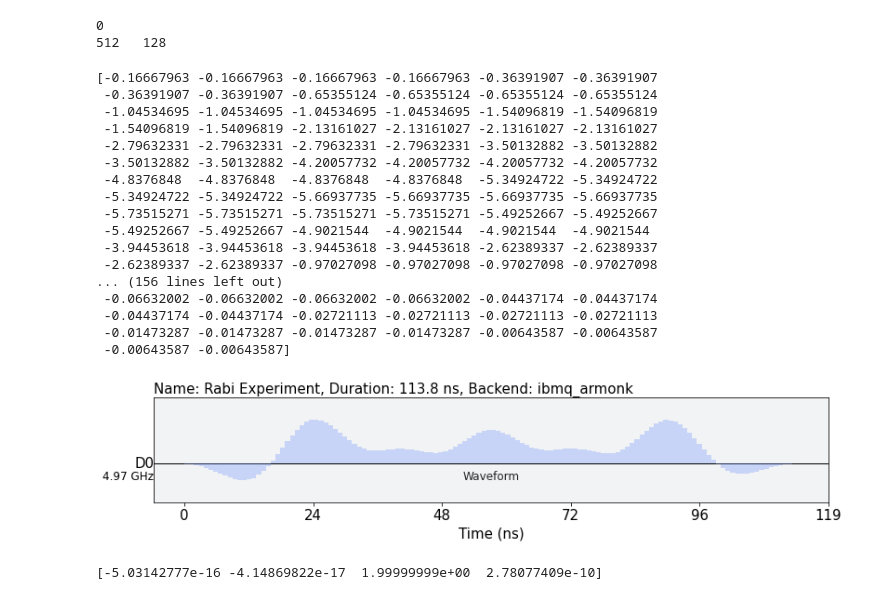
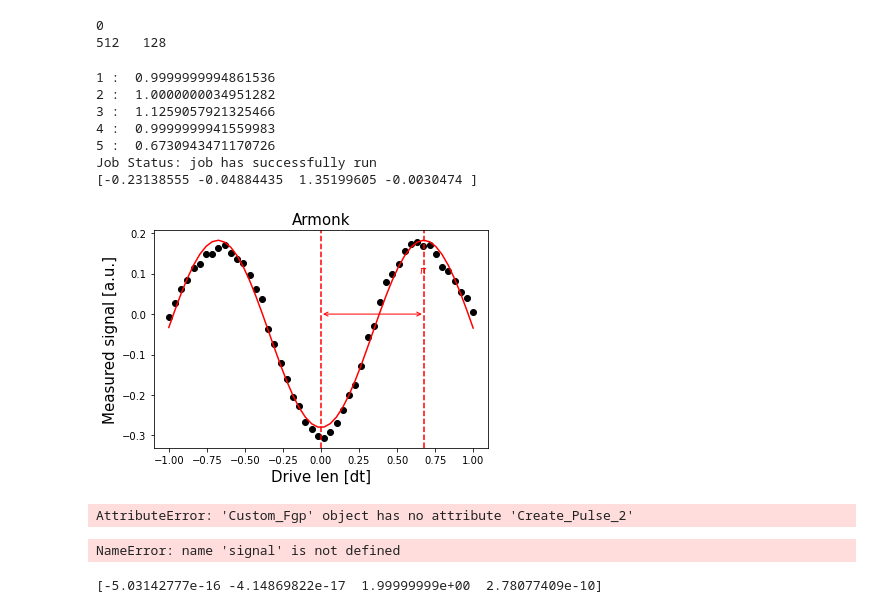
Before and after one commit to Fan-0/AQI2022, a Jupyter notebook: Summer 2022/June 19 Update.ipynb, the cells around one changed output. Drawn from its saved outputs; the diff is of its cells as text; code cells hidden in the pictures.

```diff
--- a/Summer 2022/June 19 Update.ipynb
+++ b/Summer 2022/June 19 Update.ipynb
@@ -57,34 +58,27 @@ print(len(temp), " " , len(data))
 # %% [output]
 0
 512   128
-# %%
-signal = Su22.Custom_Fgp('low_freq',temp,backend)
-temp = signal.Customize_pulse(1)
-with pulse.build(backend=backend) as pulse_2:
-    #pulse.play(pulse.Gaussian(duration=1000,amp=1,sigma=1000, name='Rabi Pulse'), pulse.drive_channel(0))
-    pulse.call(temp,pulse.drive_channel(0))
-print(signal.input)
-print(signal.norm)
-signal.draw()
-# %% [output]
-[-0.16667963 -0.16667963 -0.16667963 -0.16667963 -0.36391907 -0.36391907
- -0.36391907 -0.36391907 -0.65355124 -0.65355124 -0.65355124 -0.65355124
- -1.04534695 -1.04534695 -1.04534695 -1.04534695 -1.54096819 -1.54096819
- -1.54096819 -1.54096819 -2.13161027 -2.13161027 -2.13161027 -2.13161027
- -2.79632331 -2.79632331 -2.79632331 -2.79632331 -3.50132882 -3.50132882
- -3.50132882 -3.50132882 -4.20057732 -4.20057732 -4.20057732 -4.20057732
- -4.8376848  -4.8376848  -4.8376848  -4.8376848  -5.34924722 -5.34924722
- -5.34924722 -5.34924722 -5.66937735 -5.66937735 -5.66937735 -5.66937735
- -5.73515271 -5.73515271 -5.73515271 -5.73515271 -5.49252667 -5.49252667
- -5.49252667 -5.49252667 -4.9021544  -4.9021544  -4.9021544  -4.9021544
- -3.94453618 -3.94453618 -3.94453618 -3.94453618 -2.62389337 -2.62389337
- -2.62389337 -2.62389337 -0.97027098 -0.97027098 -0.97027098 -0.97027098
-... (156 lines left out)
- -0.06632002 -0.06632002 -0.06632002 -0.06632002 -0.04437174 -0.04437174
- -0.04437174 -0.04437174 -0.02721113 -0.02721113 -0.02721113 -0.02721113
- -0.01473287 -0.01473287 -0.01473287 -0.01473287 -0.00643587 -0.00643587
- -0.00643587 -0.00643587]
-[figure, removed]
+# %%
+import time
+
+# Generate circuits and run on simulator
+t = time.time()
+test= [x**2 for x in range(64)]
+signal = Su22.Custom_Fgp('low_freq',data,backend)
+#print(signal.input)
+#print(signal.norm)
+signal.draw()
+print('Time taken:', time.time() - t)
+# %% [output]
+1 :  0.9999999994861536
+2 :  1.0000000034951282
+3 :  1.1259057921325466
+4 :  0.9999999941559983
+5 :  0.6730943471170726
+Job Status: job has successfully run
+[-0.23138555 -0.04884435  1.35199605 -0.0030474 ]
+[figure, added]
+AttributeError: 'Custom_Fgp' object has no attribute 'Create_Pulse_2'
 # %%
 from scipy.optimize import curve_fit
 
@@ -94,6 +88,8 @@ def fit_function(x_values, y_values, function, init_params):
     return fitparams, y_fit
 
 drive_amps_2,rabi_values_2 = signal.rabi_test_Sim(50)
+# %% [output]
+NameError: name 'signal' is not defined
 # %%
 fit_params_2, y_fit_2 = fit_function(drive_amps_2,
                                  rabi_values_2,
```
Also changed, not shown: parts of 10 cells of this notebook, 3 other files.
